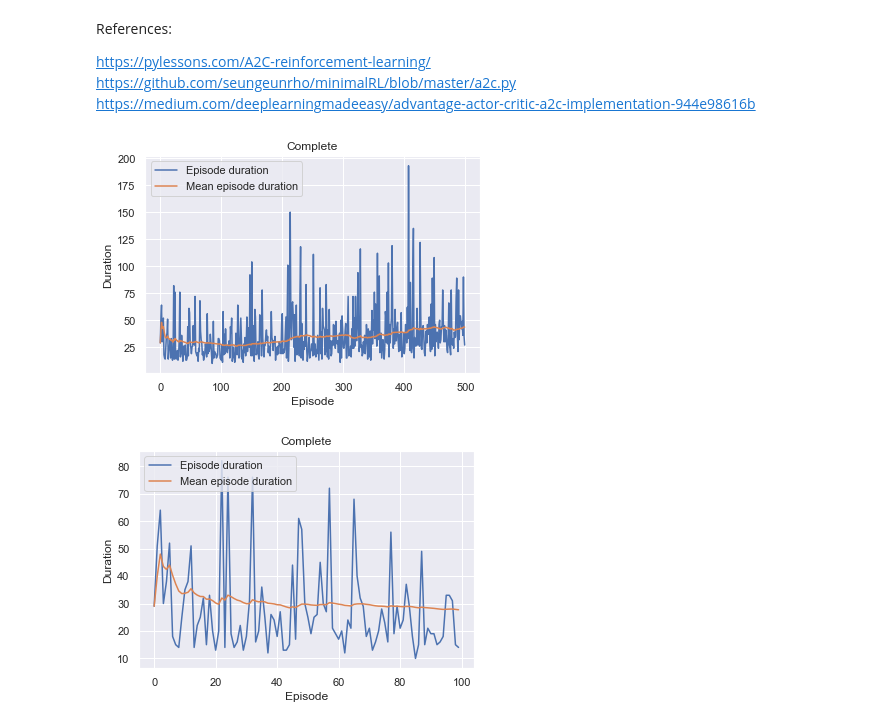
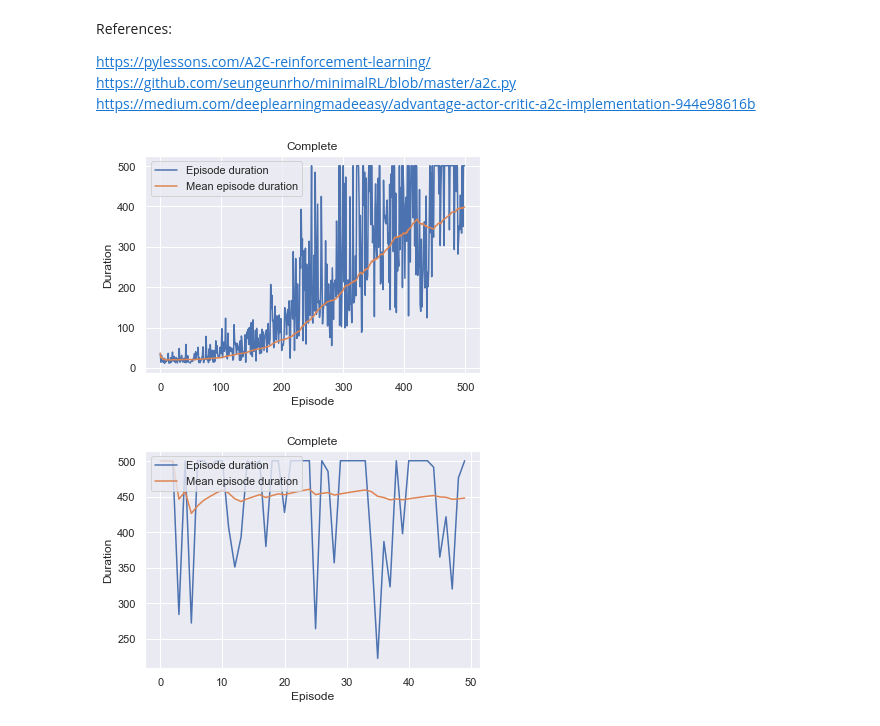
Before and after one commit to Ambrozy/RL-playground, a Jupyter notebook: 3. A2C/two_nets.ipynb, the cells around one changed output. Drawn from its saved outputs; the diff is of its cells as text; code cells hidden in the pictures.

```diff
--- a/3. A2C/two_nets.ipynb
+++ b/3. A2C/two_nets.ipynb
@@ -64,12 +68,12 @@ class Critic(nn.Module):
         return x
 # %%
 ##############################################################
-# Config
+# Training config
 ##############################################################
 device = torch.device("cuda" if torch.cuda.is_available() else "cpu")
 
-learning_rate = 0.0002
-gamma         = 0.98
+learning_rate = 1e-3
+gamma         = 0.99
 
 env = gym.make('CartPole-v1')
 n_actions = env.action_space.n
@@ -86,27 +90,25 @@ memory = Memory()
 ##############################################################
 def optimize_model():
     batch = memory.zip()
-    state_batch = torch.tensor(batch.state, device=device, dtype=torch.float)
-    action_batch = torch.tensor(batch.action, device=device).unsqueeze(1)  # [[0], [1], [0], [1], ...]
 
     R = 0
     reward_batch = list()
-    for r in batch.reward[::-1]:
-        R = r + gamma * R
+    for (_, _, r, done) in memory.reversed():
+        R = r + gamma * R * (1.0 - done)
         reward_batch.append(R)
+    reward_batch = torch.tensor(reward_batch[::-1], device=device, dtype=torch.float)
+    state_batch = torch.tensor(batch.state, device=device, dtype=torch.float)
+    value_batch = critic(state_batch).reshape(-1)
 
-    reward_batch = torch.tensor(reward_batch[::-1], device=device, dtype=torch.float)
-    model_value = critic(state_batch).reshape(-1)
-    critic_loss = F.smooth_l1_loss(model_value, reward_batch)
+    advantage = reward_batch - value_batch
+
+    critic_loss = advantage.pow(2).mean()
     optimizer_critic.zero_grad()
     critic_loss.backward()
     optimizer_critic.step()
 
-    advantage = reward_batch - model_value
-
-    policy_prob = actor(state_batch)
-    policy_action_prob = policy_prob.gather(1, action_batch).reshape(-1)  # [[.2], [.3], ...]
-    actor_loss = -(torch.log(policy_action_prob) * advantage.detach()).mean()
+    log_prob_batch = torch.stack(batch.log_prob)
+    actor_loss = -(log_prob_batch * advantage.detach()).mean()
     optimizer_actor.zero_grad()
     actor_loss.backward()
     optimizer_actor.step()
@@ -115,30 +115,35 @@ episode_durations = []
 # %%
 ##############################################################
 # Training loop
 ##############################################################
-for n_epi in range(300):
+episode_durations = []
+for n_epi in range(500):
     s = env.reset()
     done = False
 
     t = 0
     while not done:  # CartPole-v1 forced to terminates at 500 step.
         prob = actor(torch.tensor(s, device=device, dtype=torch.float))
-        a = Categorical(prob).sample().item()
-        s_prime, r, done, info = env.step(a)
-        memory.push(s, a, r)
-        s = s_prime
+        dist = Categorical(prob)
+        a = dist.sample()
+
+        next_state, r, done, info = env.step(a.item())
+
+        memory.push(dist.log_prob(a), s, r, done)
+        s = next_state
         t += 1
 
     episode_durations.append(t + 1)
-    PlotDurations.train_plot(episode_durations)
+    if n_epi % 50 == 0:
+        PlotDurations.train_plot(episode_durations)
 
     optimize_model()
     memory.clear()
 
 env.close()
 PlotDurations.complete_plot(episode_durations)
 # %% [output]
-[figure, old version]
+[figure, new version]
 # %%
 ##############################################################
 # Testing loop
@@ -158,9 +163,10 @@ for i_episode in range(50):
         t += 1
 
     episode_durations.append(t + 1)
-    PlotDurations.train_plot(episode_durations)
+    if i_episode % 10 == 0:
+        PlotDurations.train_plot(episode_durations)
 
 env.close()
 PlotDurations.complete_plot(episode_durations)
 # %% [output]
-[figure, old version]
+[figure, new version]
```
Also changed, not shown: parts of 2 cells of this notebook, 6 other files.
